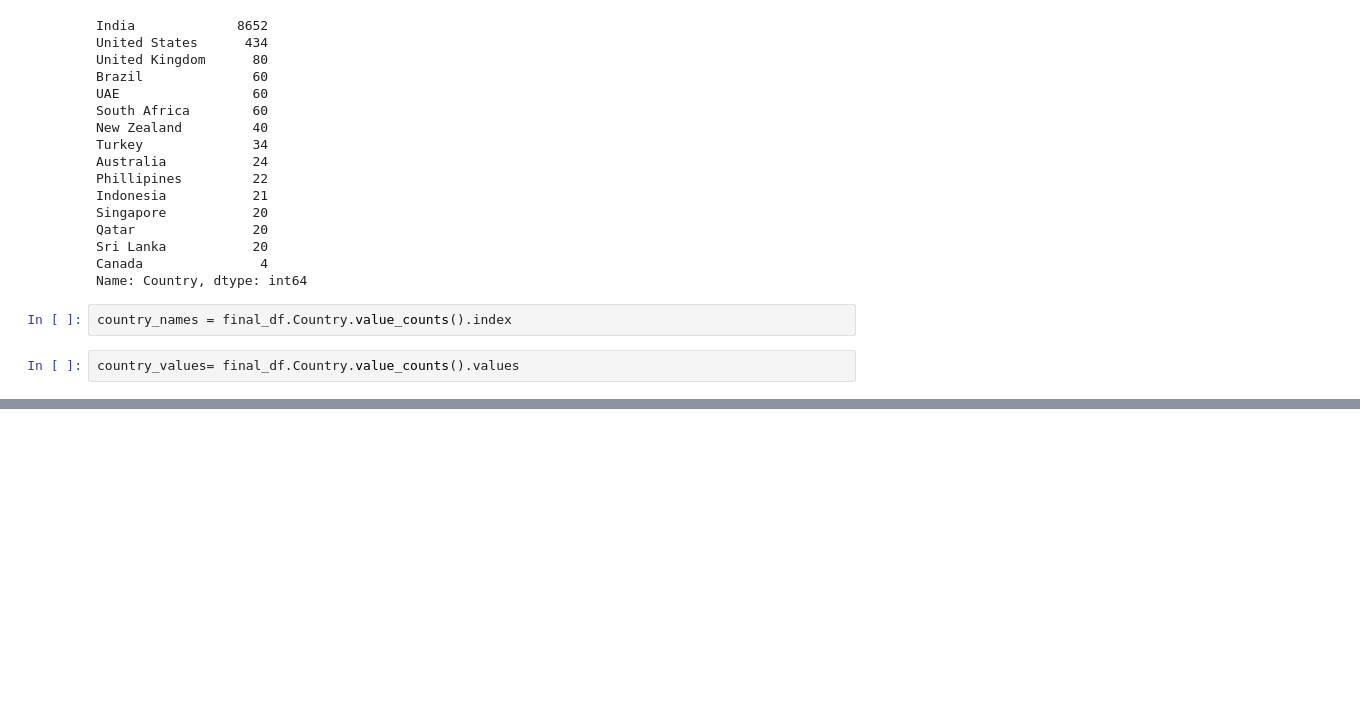
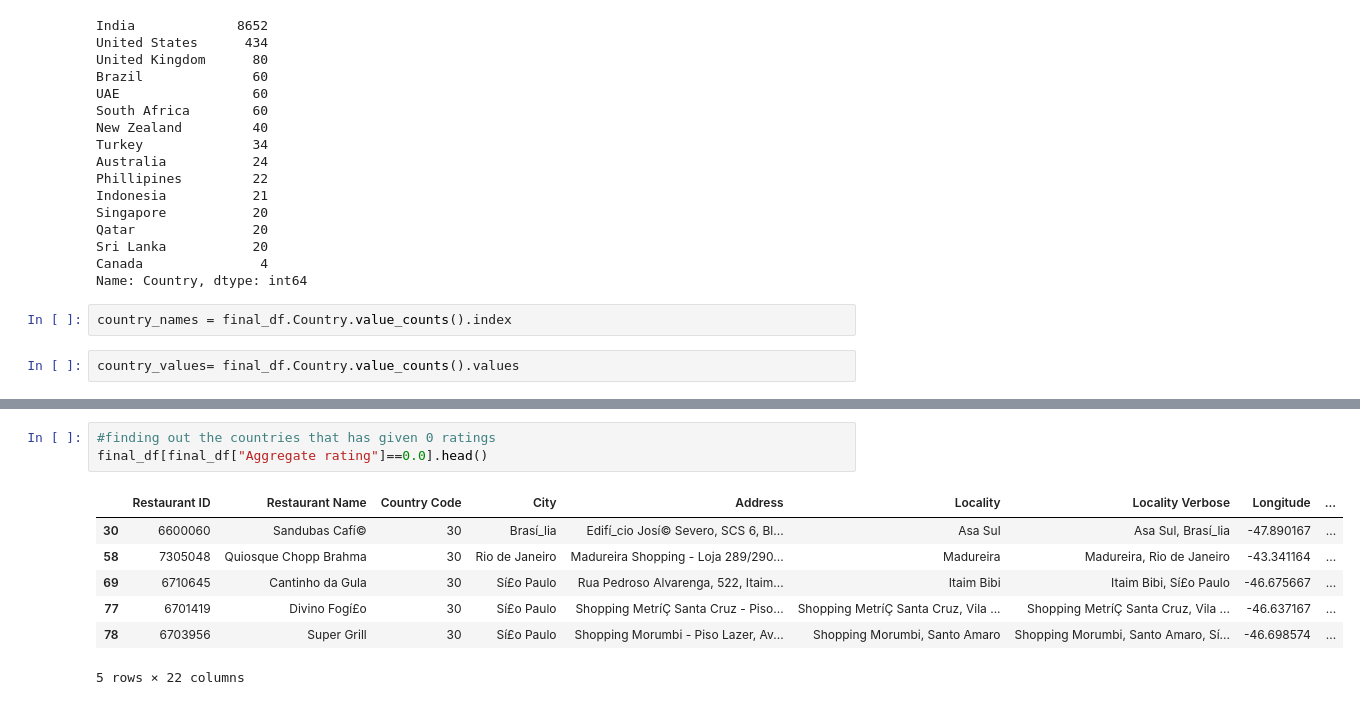
Before and after one commit to ZainDataS/EDAonZomatoDataset, a Jupyter notebook: Zomato_Dataset_EDA.ipynb, the cells around one changed output, grey strips where cells are left out. Cells and saved outputs as stored; diff of their text form; blank space fills up the shorter version.

```diff
--- a/Zomato_Dataset_EDA.ipynb
+++ b/Zomato_Dataset_EDA.ipynb
@@ -207,0 +241,11 @@ final_df.groupby(['Aggregate rating', 'Rating color', 'Rating text']).size().res
+# %%
+#finding out the countries that has given 0 ratings
+final_df[final_df["Aggregate rating"]==0.0].head()
+# %% [output]
+|  | Restaurant ID | Restaurant Name | Country Code | City | Address | Locality | Locality Verbose | Longitude | ... |
+| 30 | 6600060 | Sandubas Cafí© | 30 | Brasí_lia | Edifí_cio Josí© Severo, SCS 6, Bl... | Asa Sul | Asa Sul, Brasí_lia | -47.890167 | ... |
+| 58 | 7305048 | Quiosque Chopp Brahma | 30 | Rio de Janeiro | Madureira Shopping - Loja 289/290... | Madureira | Madureira, Rio de Janeiro | -43.341164 | ... |
+| 69 | 6710645 | Cantinho da Gula | 30 | Sí£o Paulo | Rua Pedroso Alvarenga, 522, Itaim... | Itaim Bibi | Itaim Bibi, Sí£o Paulo | -46.675667 | ... |
+| 77 | 6701419 | Divino Fogí£o | 30 | Sí£o Paulo | Shopping MetríÇ Santa Cruz - Piso... | Shopping MetríÇ Santa Cruz, Vila ... | Shopping MetríÇ Santa Cruz, Vila ... | -46.637167 | ... |
+| 78 | 6703956 | Super Grill | 30 | Sí£o Paulo | Shopping Morumbi - Piso Lazer, Av... | Shopping Morumbi, Santo Amaro | Shopping Morumbi, Santo Amaro, Sí... | -46.698574 | ... |
+5 rows × 22 columns
```
Also changed, not shown: parts of 21 cells of this notebook.
